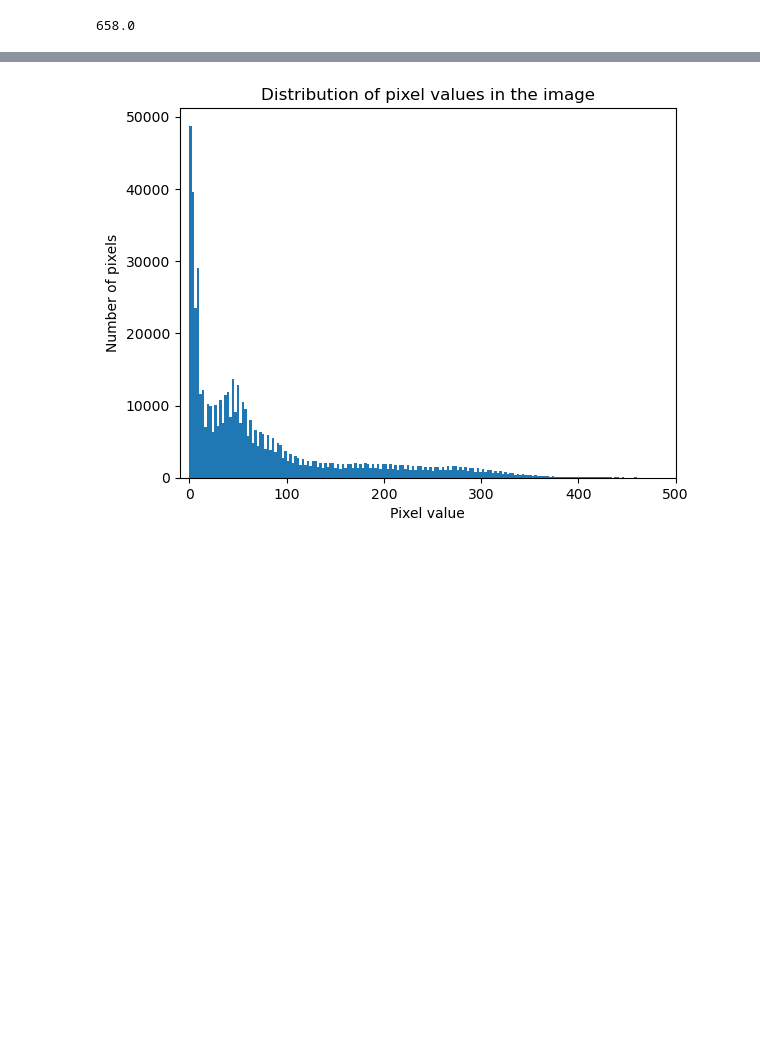
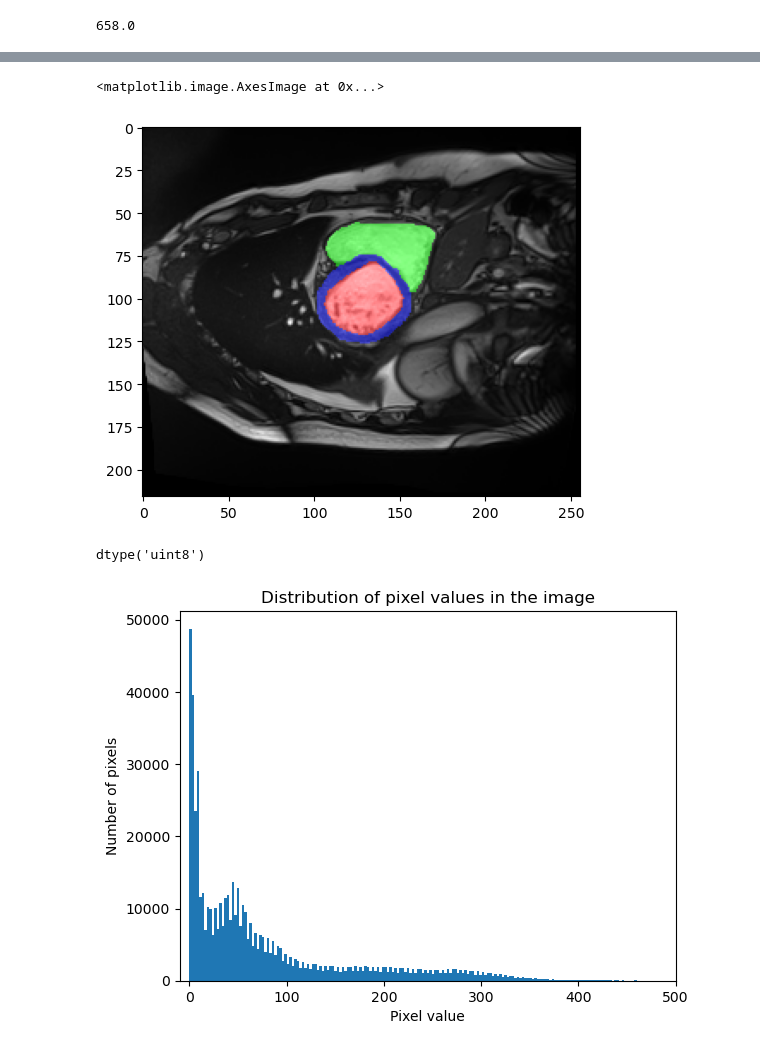
Before and after one commit to drigba/medical_image_segmentation, a Jupyter notebook: open_nii.ipynb, the cells around one changed output, grey strips where cells are left out. Saved outputs shown, nothing was run; the diff lists cells and outputs as text; code cells hidden in the pictures; blank space fills up the shorter version.

```diff
--- a/open_nii.ipynb
+++ b/open_nii.ipynb
@@ -101,3 +150,51 @@ plt.imshow(img3[:,:,0])
+# %%
+def visualize(image_raw,mask):
+    """
+    iamge_raw:gray image with shape [width,height,1]
+    mask: segment mask image with shape [num_class,width,height]
+    this function return an image using multi color to visualize masks in raw image
+    """
+    # Convert grayscale image to RGB
+    image = cv2.cvtColor(image_raw, cv2.COLOR_GRAY2RGB)
+
+    # Get the number of classes (i.e. channels) in the mask
+    num_class = mask.shape[0]
+
+    # Define colors for each class (using a simple color map)
+    colors = []
+    for i in range(1, num_class):  # skip first class (background)
+        hue = int(i/float(num_class-1) * 179)
+        color = np.zeros((1, 1, 3), dtype=np.uint8)
+        color[0, 0, 0] = hue
+        color[0, 0, 1:] = 255
+        color = cv2.cvtColor(color, cv2.COLOR_HSV2RGB)
+        colors.append(color)
+
+    # Overlay each non-background class mask with a different color on the original image
+    for i in range(1, num_class):
+        class_mask = mask[i, :, :]
+        class_mask = np.repeat(class_mask[:, :, np.newaxis], 3, axis=2)
+        class_mask = class_mask.astype(image.dtype)
+        class_mask = class_mask * colors[i-1]
+        image = cv2.addWeighted(image, 1.0, class_mask, 0.5, 0.0)
+
+    return image
+# %%
+new_img = img3[1][:,:,None]
+masks = np.array(masks)
+masks = np.transpose(masks, (1,0,2,3))
+normalized_image = cv2.normalize(img3[1], None, 0, 255, cv2.NORM_MINMAX)
+normalized_image = normalized_image.astype(np.uint8)
+vis_img = visualize(normalized_image, masks[1])
+
+plt.imshow(vis_img)
+# %% [output]
+<matplotlib.image.AxesImage at 0x...>
+[figure, added]
+# %%
+normalized_image.astype(np.uint8).dtype
+# %% [output]
+dtype('uint8')
 # %%
 plt.hist(img3.flatten(), bins=256)
 plt.xlabel('Pixel value')
```
Also changed, not shown: parts of 11 cells of this notebook, 5 other files.
